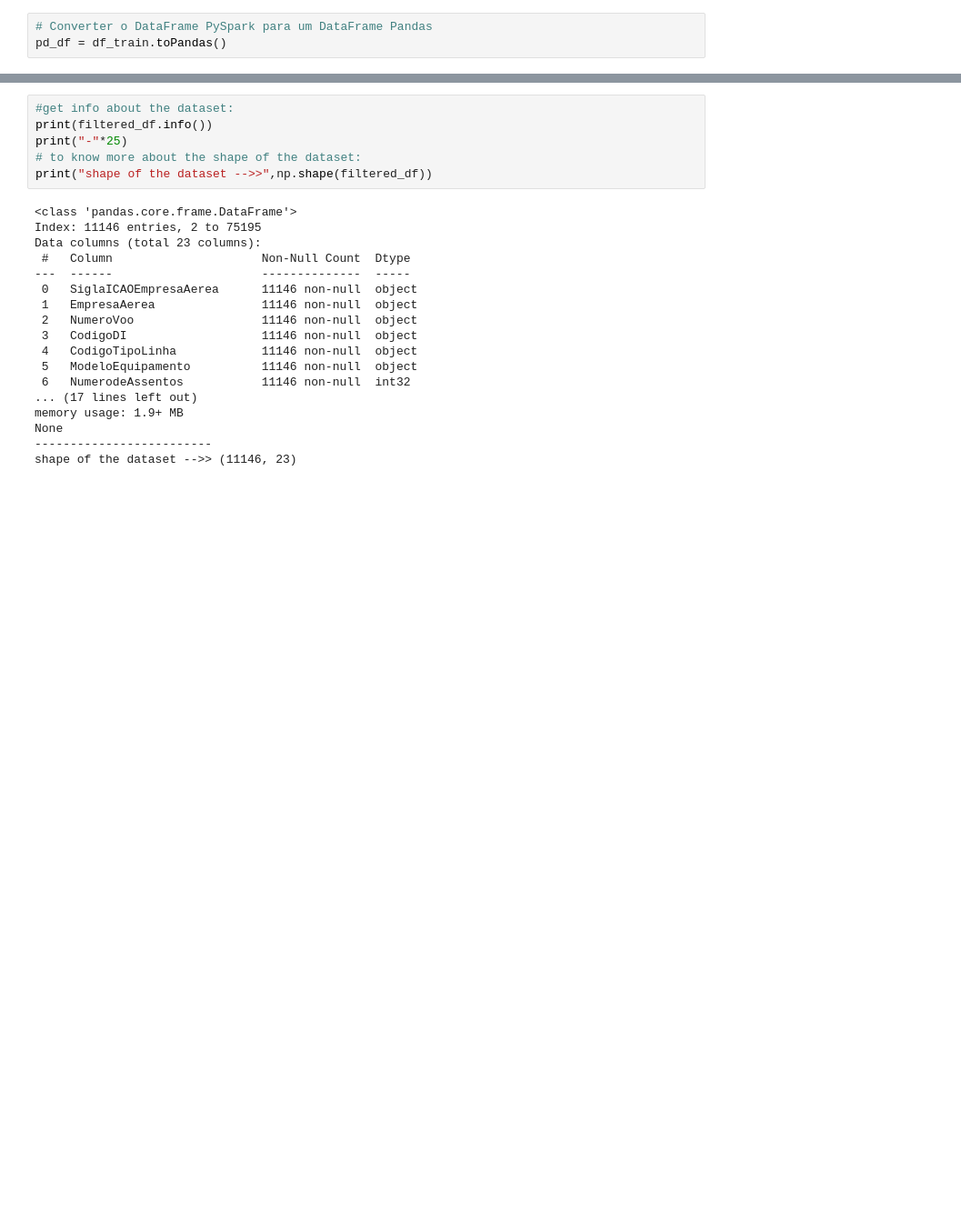
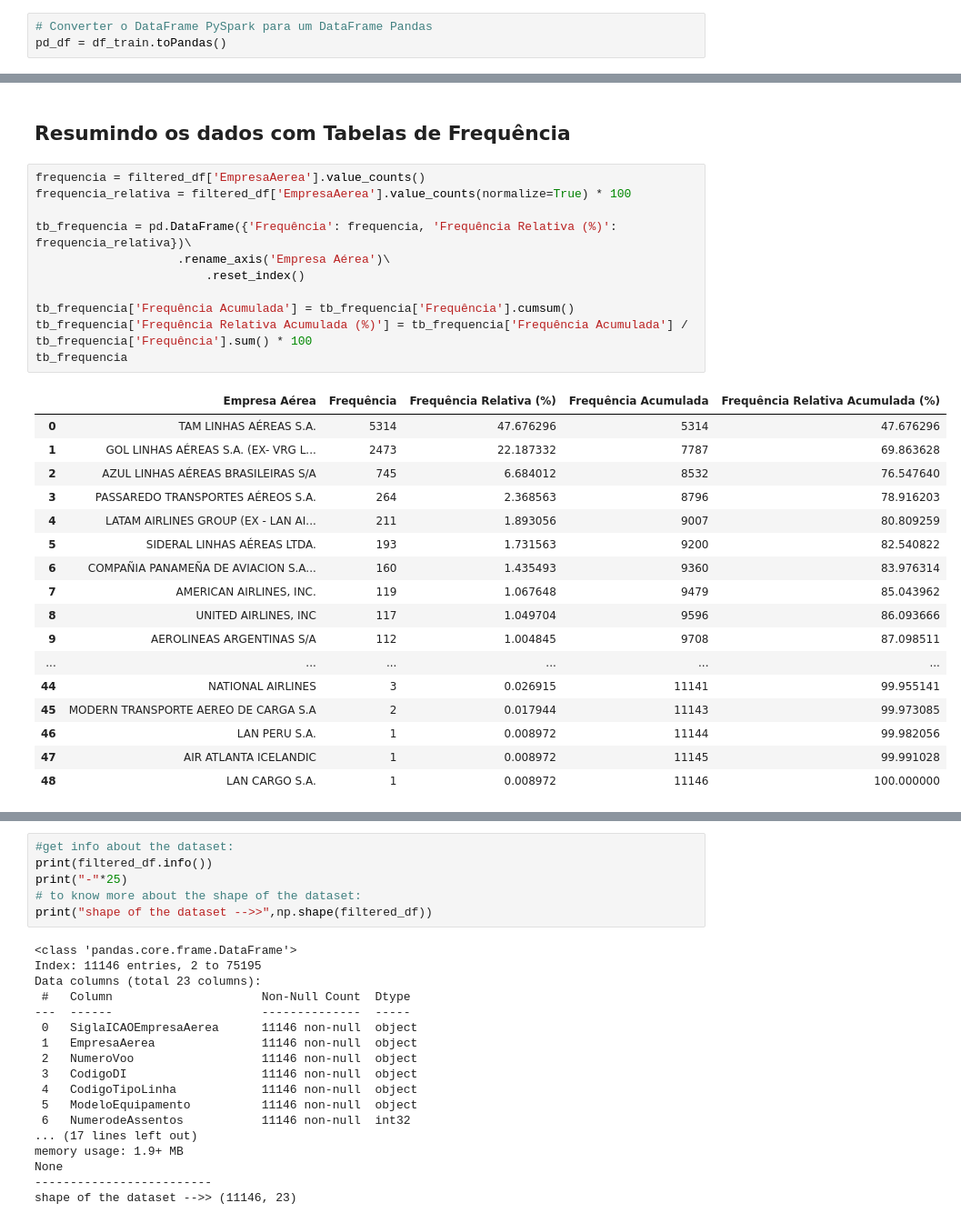
Before and after one commit to Erasnilson/Trat-dados-via-PySpark, a Jupyter notebook: Trat_dados_via_PySpark.ipynb, the cells around one changed output, grey strips where cells are left out. Shown at 91% size. Cells and saved outputs as stored; diff of their text form; blank space fills up the shorter version.

```diff
--- a/Trat_dados_via_PySpark.ipynb
+++ b/Trat_dados_via_PySpark.ipynb
@@ -305,0 +332,31 @@ filtered_df = pd_df[(pd_df['SituacaoVoo'] == "REALIZADO") &
+# %% [markdown]
+## Resumindo os dados com Tabelas de Frequência
+# %%
+frequencia = filtered_df['EmpresaAerea'].value_counts()
+frequencia_relativa = filtered_df['EmpresaAerea'].value_counts(normalize=True) * 100
+
+tb_frequencia = pd.DataFrame({'Frequência': frequencia, 'Frequência Relativa (%)': frequencia_relativa})\
+                    .rename_axis('Empresa Aérea')\
+                        .reset_index()
+
+tb_frequencia['Frequência Acumulada'] = tb_frequencia['Frequência'].cumsum()
+tb_frequencia['Frequência Relativa Acumulada (%)'] = tb_frequencia['Frequência Acumulada'] / tb_frequencia['Frequência'].sum() * 100
+tb_frequencia
+# %% [output]
+|  | Empresa Aérea | Frequência | Frequência Relativa (%) | Frequência Acumulada | Frequência Relativa Acumulada (%) |
+| 0 | TAM LINHAS AÉREAS S.A. | 5314 | 47.676296 | 5314 | 47.676296 |
+| 1 | GOL LINHAS AÉREAS S.A. (EX- VRG L... | 2473 | 22.187332 | 7787 | 69.863628 |
+| 2 | AZUL LINHAS AÉREAS BRASILEIRAS S/A | 745 | 6.684012 | 8532 | 76.547640 |
+| 3 | PASSAREDO TRANSPORTES AÉREOS S.A. | 264 | 2.368563 | 8796 | 78.916203 |
+| 4 | LATAM AIRLINES GROUP (EX - LAN AI... | 211 | 1.893056 | 9007 | 80.809259 |
+| 5 | SIDERAL LINHAS AÉREAS LTDA. | 193 | 1.731563 | 9200 | 82.540822 |
+| 6 | COMPAÑIA PANAMEÑA DE AVIACION S.A... | 160 | 1.435493 | 9360 | 83.976314 |
+| 7 | AMERICAN AIRLINES, INC. | 119 | 1.067648 | 9479 | 85.043962 |
+| 8 | UNITED AIRLINES, INC | 117 | 1.049704 | 9596 | 86.093666 |
+| 9 | AEROLINEAS ARGENTINAS S/A | 112 | 1.004845 | 9708 | 87.098511 |
+| ... | ... | ... | ... | ... | ... |
+| 44 | NATIONAL AIRLINES | 3 | 0.026915 | 11141 | 99.955141 |
+| 45 | MODERN TRANSPORTE AEREO DE CARGA S.A | 2 | 0.017944 | 11143 | 99.973085 |
+| 46 | LAN PERU S.A. | 1 | 0.008972 | 11144 | 99.982056 |
+| 47 | AIR ATLANTA ICELANDIC | 1 | 0.008972 | 11145 | 99.991028 |
+| 48 | LAN CARGO S.A. | 1 | 0.008972 | 11146 | 100.000000 |
```
Also changed, not shown: parts of 20 cells of this notebook.
